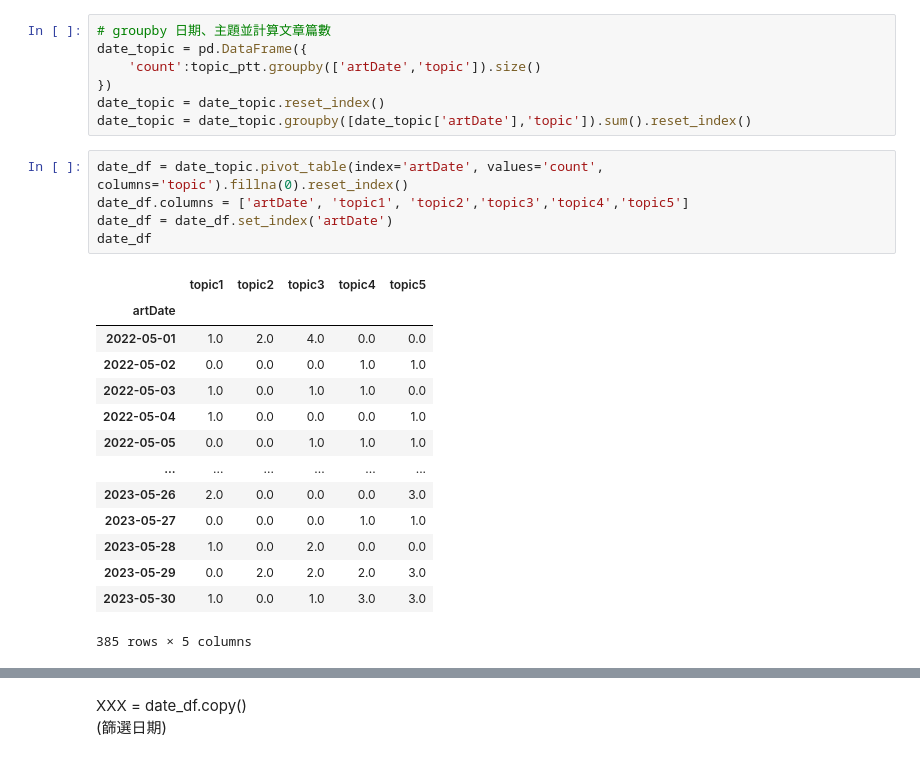
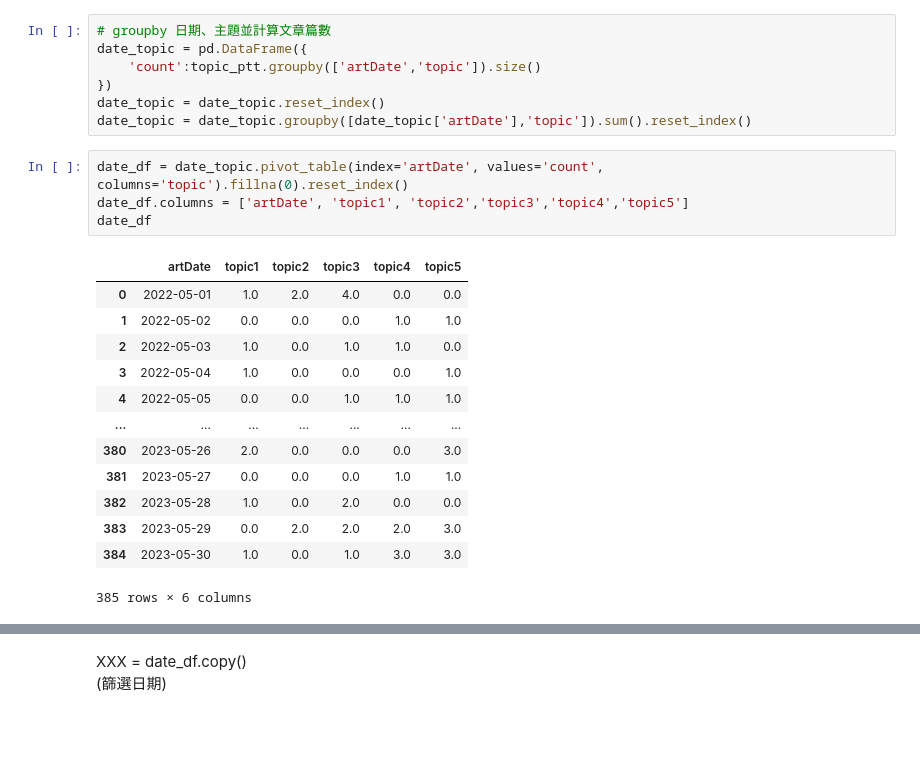
Before and after one commit to collin0825/SocialMediaProject, a Jupyter notebook: project II/Report.ipynb, the cells around one changed output, grey strips where cells are left out. Saved outputs shown, nothing was run; the diff lists cells and outputs as text; blank space fills up the shorter version.

```diff
--- a/project II/Report.ipynb
+++ b/project II/Report.ipynb
@@ -427,20 +427,18 @@ date_topic = date_topic.groupby([date_topic['artDate'],'topic']).sum().reset_ind
 # %%
 date_df = date_topic.pivot_table(index='artDate', values='count', columns='topic').fillna(0).reset_index()
 date_df.columns = ['artDate', 'topic1', 'topic2','topic3','topic4','topic5']
-date_df = date_df.set_index('artDate')
 date_df
 # %% [output]
-|  | topic1 | topic2 | topic3 | topic4 | topic5 |
-| artDate |  |  |  |  |  |
-| 2022-05-01 | 1.0 | 2.0 | 4.0 | 0.0 | 0.0 |
-| 2022-05-02 | 0.0 | 0.0 | 0.0 | 1.0 | 1.0 |
-| 2022-05-03 | 1.0 | 0.0 | 1.0 | 1.0 | 0.0 |
-| 2022-05-04 | 1.0 | 0.0 | 0.0 | 0.0 | 1.0 |
-| 2022-05-05 | 0.0 | 0.0 | 1.0 | 1.0 | 1.0 |
-| ... | ... | ... | ... | ... | ... |
-| 2023-05-26 | 2.0 | 0.0 | 0.0 | 0.0 | 3.0 |
-| 2023-05-27 | 0.0 | 0.0 | 0.0 | 1.0 | 1.0 |
-| 2023-05-28 | 1.0 | 0.0 | 2.0 | 0.0 | 0.0 |
-| 2023-05-29 | 0.0 | 2.0 | 2.0 | 2.0 | 3.0 |
-| 2023-05-30 | 1.0 | 0.0 | 1.0 | 3.0 | 3.0 |
+|  | artDate | topic1 | topic2 | topic3 | topic4 | topic5 |
+| 0 | 2022-05-01 | 1.0 | 2.0 | 4.0 | 0.0 | 0.0 |
+| 1 | 2022-05-02 | 0.0 | 0.0 | 0.0 | 1.0 | 1.0 |
+| 2 | 2022-05-03 | 1.0 | 0.0 | 1.0 | 1.0 | 0.0 |
+| 3 | 2022-05-04 | 1.0 | 0.0 | 0.0 | 0.0 | 1.0 |
+| 4 | 2022-05-05 | 0.0 | 0.0 | 1.0 | 1.0 | 1.0 |
+| ... | ... | ... | ... | ... | ... | ... |
+| 380 | 2023-05-26 | 2.0 | 0.0 | 0.0 | 0.0 | 3.0 |
+| 381 | 2023-05-27 | 0.0 | 0.0 | 0.0 | 1.0 | 1.0 |
+| 382 | 2023-05-28 | 1.0 | 0.0 | 2.0 | 0.0 | 0.0 |
+| 383 | 2023-05-29 | 0.0 | 2.0 | 2.0 | 2.0 | 3.0 |
+| 384 | 2023-05-30 | 1.0 | 0.0 | 1.0 | 3.0 | 3.0 |
-385 rows × 5 columns
+385 rows × 6 columns
```
Also changed, not shown: parts of 13 cells of this notebook, 14 other files.
